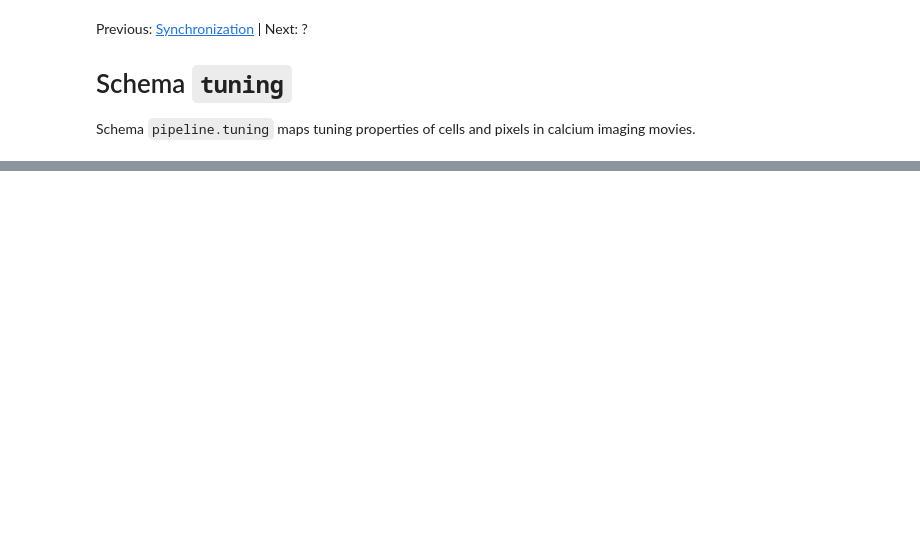
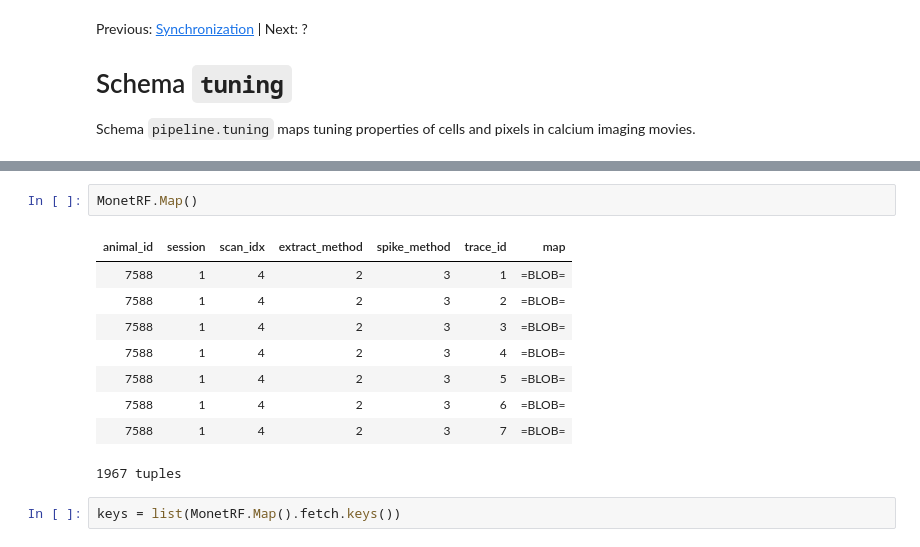
Before and after one commit to cajal/pipeline, a Jupyter notebook: jupyter/tutorial/pipeline_tuning.ipynb, the cells around one changed output, grey strips where cells are left out. Saved outputs shown, nothing was run; the diff lists cells and outputs as text; blank space fills up the shorter version.

```diff
--- a/jupyter/tutorial/pipeline_tuning.ipynb
+++ b/jupyter/tutorial/pipeline_tuning.ipynb
@@ -18,0 +19,14 @@ Connecting dimitri@datajoint.ninai.org:3306
+# %%
+MonetRF.Map()
+# %% [output]
+| animal_id | session | scan_idx | extract_method | spike_method | trace_id | map |
+| 7588 | 1 | 4 | 2 | 3 | 1 | =BLOB= |
+| 7588 | 1 | 4 | 2 | 3 | 2 | =BLOB= |
+| 7588 | 1 | 4 | 2 | 3 | 3 | =BLOB= |
+| 7588 | 1 | 4 | 2 | 3 | 4 | =BLOB= |
+| 7588 | 1 | 4 | 2 | 3 | 5 | =BLOB= |
+| 7588 | 1 | 4 | 2 | 3 | 6 | =BLOB= |
+| 7588 | 1 | 4 | 2 | 3 | 7 | =BLOB= |
+1967 tuples
+# %%
+keys = list(MonetRF.Map().fetch.keys())
```
Also changed, not shown: parts of 5 cells of this notebook, 4 other files.
